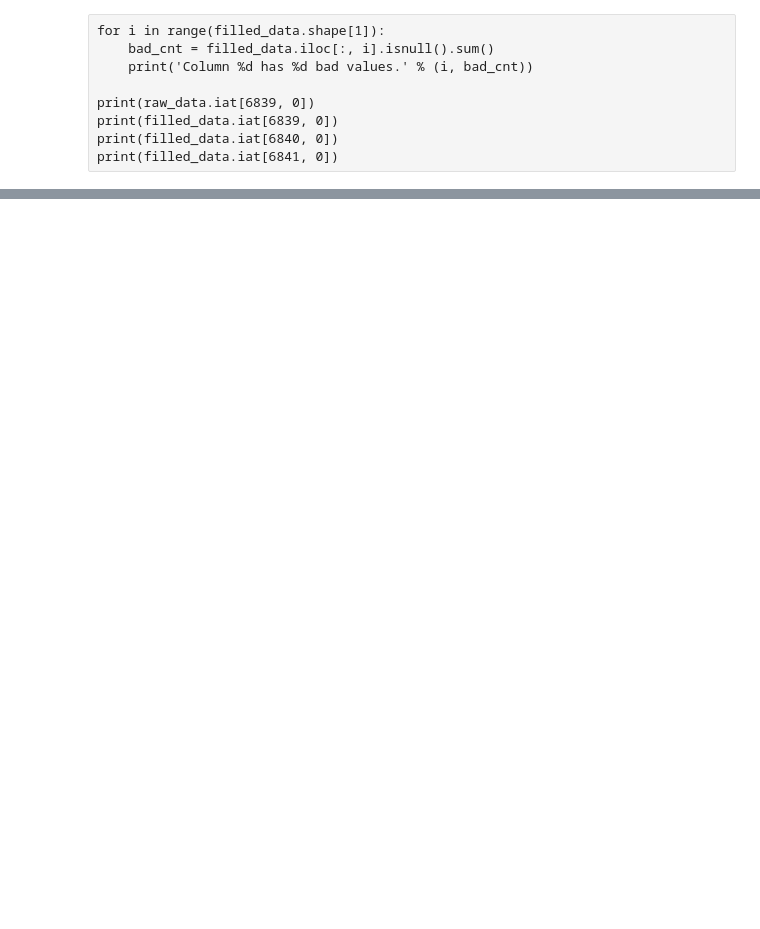
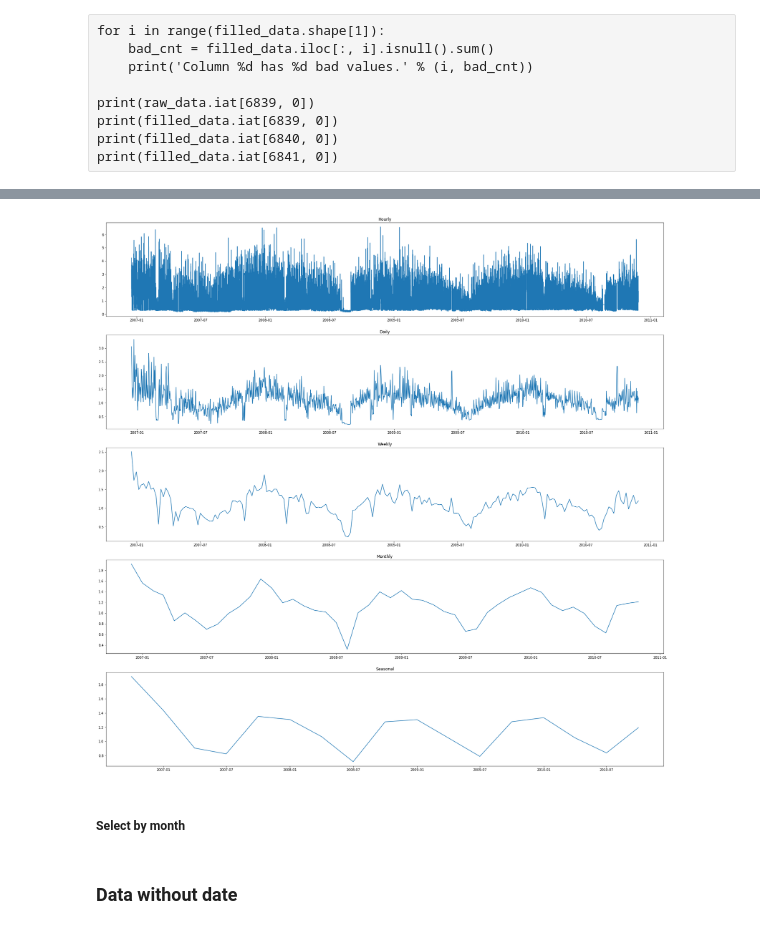
Before and after one commit to antwon87/CMPE255_Project, a Jupyter notebook: AF_scratch.ipynb, the cells around one changed output, grey strips where cells are left out. Cells and saved outputs as stored; diff of their text form; code cells hidden in the pictures; blank space fills up the shorter version.

```diff
--- a/AF_scratch.ipynb
+++ b/AF_scratch.ipynb
@@ -171,0 +122,27 @@ plt.show()
+# %%
+hourly_data = filled_data.resample('H').agg({'Global_active_power': np.mean, 'Global_reactive_power': np.mean, 'Voltage': np.mean,
+                                'Global_intensity': np.mean, 'Sub_metering_1': np.sum, 'Sub_metering_2': np.sum,
+                                'Sub_metering_3': np.sum, 'Global_apparent_power': np.mean,
+                                'Sub_metering_remainder': np.sum})
+
+daily_data = filled_data.resample('D').agg({'Global_active_power': np.mean, 'Global_reactive_power': np.mean, 'Voltage': np.mean,
+                                'Global_intensity': np.mean, 'Sub_metering_1': np.sum, 'Sub_metering_2': np.sum,
+                                'Sub_metering_3': np.sum, 'Global_apparent_power': np.mean,
+                                'Sub_metering_remainder': np.sum})
+
+weekly_data = filled_data.resample('W').agg({'Global_active_power': np.mean, 'Global_reactive_power': np.mean, 'Voltage': np.mean,
+                                'Global_intensity': np.mean, 'Sub_metering_1': np.sum, 'Sub_metering_2': np.sum,
+                                'Sub_metering_3': np.sum, 'Global_apparent_power': np.mean,
+                                'Sub_metering_remainder': np.sum})
+
+monthly_data = filled_data.resample('MS').agg({'Global_active_power': np.mean, 'Global_reactive_power': np.mean, 'Voltage': np.mean,
+                                'Global_intensity': np.mean, 'Sub_metering_1': np.sum, 'Sub_metering_2': np.sum,
+                                'Sub_metering_3': np.sum, 'Global_apparent_power': np.mean,
+                                'Sub_metering_remainder': np.sum})
+
+seasonal_data = filled_data.resample('QS-JUL').agg({'Global_active_power': np.mean, 'Global_reactive_power': np.mean, 'Voltage': np.mean,
+                                'Global_intensity': np.mean, 'Sub_metering_1': np.sum, 'Sub_metering_2': np.sum,
+                                'Sub_metering_3': np.sum, 'Global_apparent_power': np.mean,
+                                'Sub_metering_remainder': np.sum})
+
+print(weekly_data)
@@ -171,0 +165,22 @@ plt.show()
+# %%
+plt.figure(figsize=[30,30])
+ax = plt.subplot(5, 1, 1)
+plt.plot(hourly_data['Global_apparent_power'])
+plt.title('Hourly')
+ax = plt.subplot(5, 1, 2)
+plt.plot(daily_data['Global_apparent_power'])
+plt.title('Daily')
+ax = plt.subplot(5, 1, 3)
+plt.plot(weekly_data['Global_apparent_power'])
+plt.title('Weekly')
+ax = plt.subplot(5, 1, 4)
+plt.plot(monthly_data['Global_apparent_power'])
+plt.title('Monthly')
+ax = plt.subplot(5, 1, 5)
+plt.plot(seasonal_data['Global_apparent_power'])
+plt.title('Seasonal')
+plt.show()
+# %% [output]
+[figure, added]
+# %% [markdown]
+##### Select by month
@@ -171,0 +199,2 @@ plt.show()
+# %% [markdown]
+### Data without date
```
Also changed, not shown: parts of 57 cells of this notebook, 1 other file.
